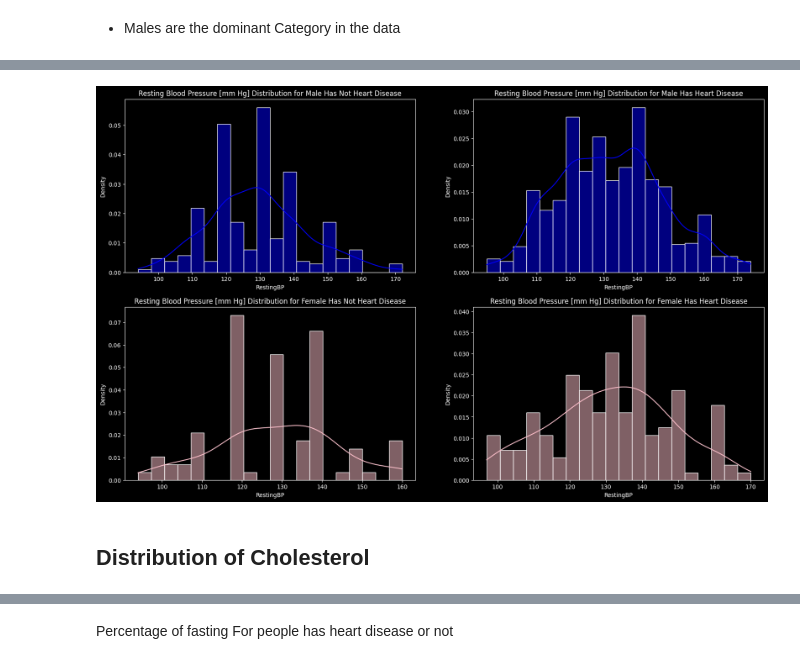
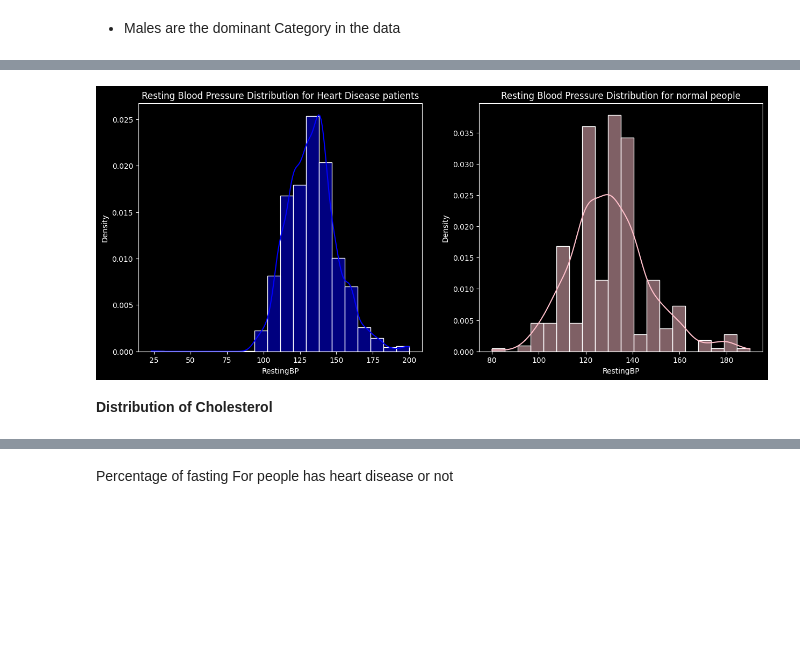
Before and after one commit to tawfikhammad/Heart-failure-app, a Jupyter notebook: Heart Failure Prediction.ipynb, the cells around one changed output, grey strips where cells are left out. Cells and saved outputs as stored; diff of their text form; code cells hidden in the pictures; blank space fills up the shorter version.

```diff
--- a/Heart Failure Prediction.ipynb
+++ b/Heart Failure Prediction.ipynb
@@ -177,2 +358,0 @@ Fill Missing Value with median of people has Heart Disease
-# %%
-df['RestingBP'] = df['RestingBP'].fillna(df.groupby('HeartDisease')['RestingBP'].median()[1])
@@ -187,3 +358,0 @@ Name: Cholesterol, dtype: float64
-# %%
-df.loc[(df['Cholesterol'].isna()) & (df['HeartDisease'] == 0), 'Cholesterol'] = temp[0]
-df.loc[(df['Cholesterol'].isna()) & (df['HeartDisease'] == 1), 'Cholesterol'] = temp[1]
@@ -274,0 +401,14 @@ Number of Columns : 12
+# %%
+cholesterol_mean = df[(df['Cholesterol'] >= 100) & (df['Cholesterol'] <= 400)]['Cholesterol'].mean()
+
+# Replace outliers with the mean
+df['Cholesterol'] = df['Cholesterol'].apply(
+    lambda x: cholesterol_mean if x < 100 or x > 400 else x
+)
+# %%
+oldpeak_mean = df[df['Oldpeak'] <= 4]['Oldpeak'].mean()
+
+# Replace outliers with the mean
+df['Oldpeak'] = df['Oldpeak'].apply(
+    lambda x: oldpeak_mean if x > 4 else x
+)
@@ -437,28 +534,18 @@ plt.show()
 # %%
-plt.figure(figsize=(20, 12))
+plt.figure(figsize=(15, 6))
 
-plt.subplot(2,2,1)
+plt.subplot(1,2,1)
 
-sns.histplot(df_cleaned[(df['Sex'] == 'M') & (df_cleaned['HeartDisease'] == 0)]['RestingBP'], color='blue', kde=True, bins=20, stat='density')
-plt.title('Resting Blood Pressure [mm Hg] Distribution for Male Has Not Heart Disease')
+sns.histplot(df[df['HeartDisease'] == 1]['RestingBP'], color='blue', kde=True, bins=20, stat='density')
+plt.title('Resting Blood Pressure Distribution for Heart Disease patients')
 
-plt.subplot(2,2,2)
+plt.subplot(1,2,2)
 
-sns.histplot(df_cleaned[(df['Sex'] == 'M') & (df_cleaned['HeartDisease'] == 1)]['RestingBP'], color='blue', kde=True, bins=20, stat='density')
-plt.title('Resting Blood Pressure [mm Hg] Distribution for Male Has Heart Disease')
-
-plt.subplot(2,2,3)
-
-sns.histplot(df_cleaned[(df['Sex'] == 'F') & (df_cleaned['HeartDisease'] == 0)]['RestingBP'], color='pink', kde=True, bins=20, stat='density')
-plt.title('Resting Blood Pressure [mm Hg] Distribution for Female Has Not Heart Disease')
-
-plt.subplot(2,2,4)
-
-sns.histplot(df_cleaned[(df['Sex'] == 'F') & (df_cleaned['HeartDisease'] == 1)]['RestingBP'], color='pink', kde=True, bins=20, stat='density')
-plt.title('Resting Blood Pressure [mm Hg] Distribution for Female Has Heart Disease')
+sns.histplot(df[df['HeartDisease'] == 0]['RestingBP'], color='pink', kde=True, bins=20, stat='density')
+plt.title('Resting Blood Pressure Distribution for normal people')
 
 plt.show()
 # %% [output]
-[figure, old version]
+[figure, new version]
 # %% [markdown]
-## Distribution of Cholesterol
+**Distribution of Cholesterol**
```
Also changed, not shown: parts of 92 cells of this notebook.
